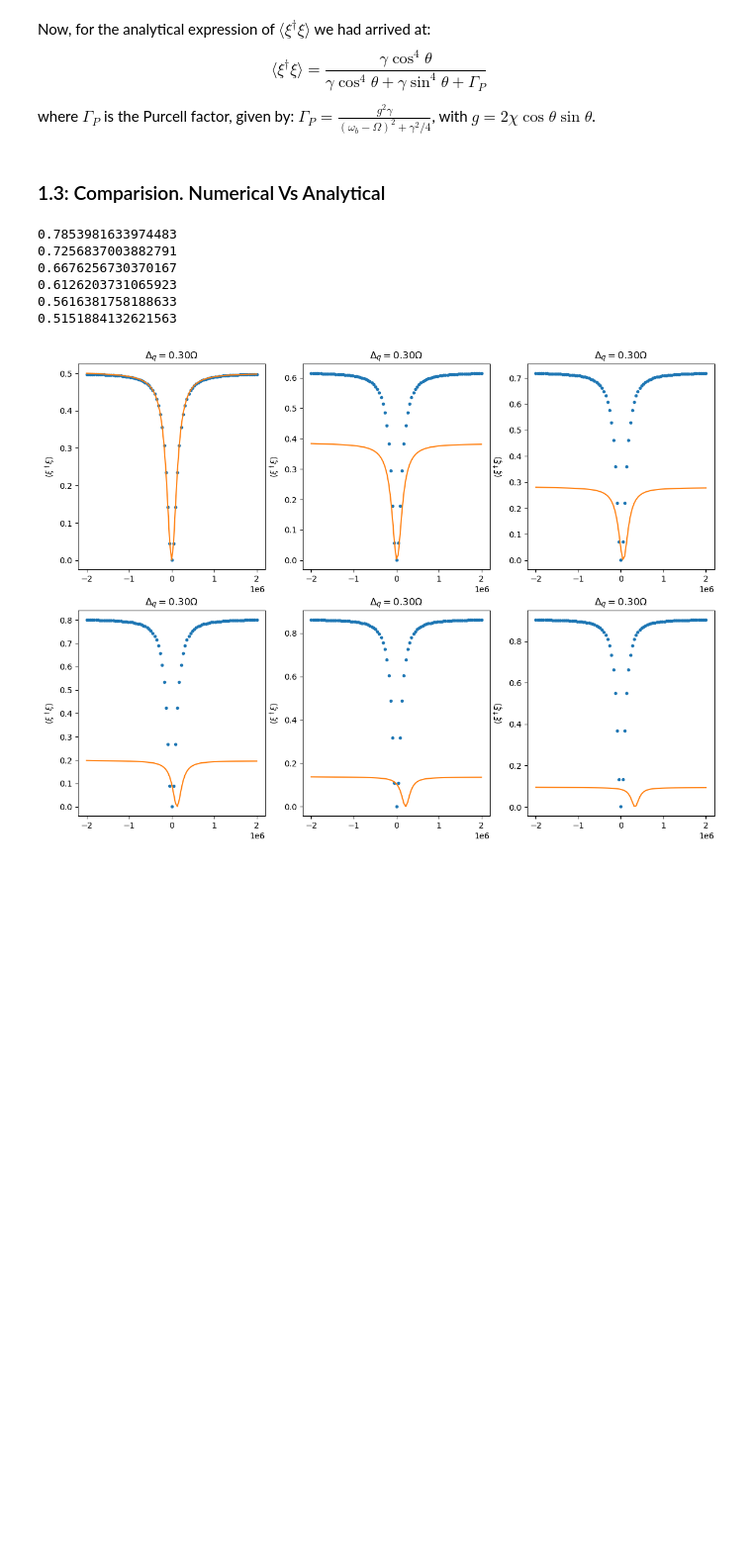
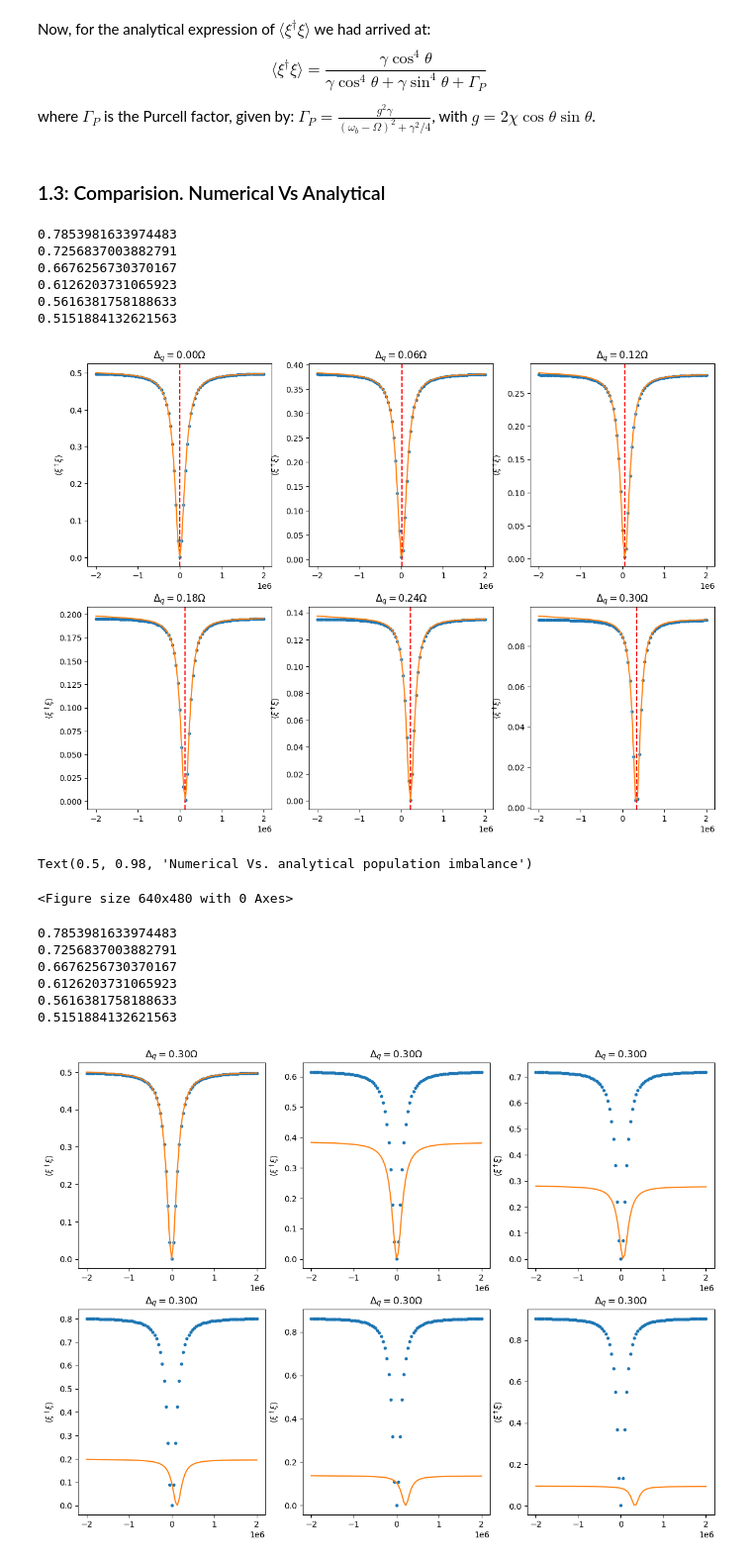
Before and after one commit to lauralobs/THzQuantumOptics, a Jupyter notebook: 5. Imbalance_detuned.ipynb, the cells around one changed output. Shown at 99% size. Drawn from its saved outputs; the diff is of its cells as text; code cells hidden in the pictures; blank space fills up the shorter version.

```diff
--- a/5. Imbalance_detuned.ipynb
+++ b/5. Imbalance_detuned.ipynb
@@ -157,4 +157,73 @@ $$ \langle \xi^\dagger \xi \rangle  = \frac{\gamma\cos^4\theta}{\gamma\cos^4\the
 where $\Gamma_P$ is the Purcell factor, given by: $\Gamma_P = \frac{g^2\gamma}{(\omega_b-\Omega)^2+\gamma^2/4}$, with $g=2\chi\cos\theta\sin\theta$.
 # %% [markdown]
 ### 1.3: Comparision. Numerical Vs Analytical
+# %%
+figN, axesN= plt.subplots(2,3, figsize = (14,10))
+axesN = axesN.flatten()
+
+for idx, Delta_q in enumerate(Delta_q_list):
+    Omega_R = 2*np.sqrt(Delta_q**2+Omega**2/4)
+    h = (Omega_R - 2*Delta_q)/Omega
+    theta = np.arctan(h)
+
+    pops_plus = num_Pplus_matrix[idx,:] # parte calculada numéricamente
+
+    print(theta)
+    axN = axesN[idx]
+
+    cos = np.sin(theta)
+    sin = np.cos(theta)
+    g_eff = 2*chi*sin*cos # acoplo efectivo
+
+    pump =  gamma* cos**4
+    decay = gamma * sin**4
+    P_plus_an = np.zeros(len(w_THz_list))
+
+    for idx, w_b in enumerate(w_THz_list):
+        Purcell = g_eff**2*kappa_b / ( (w_b-Omega_R)**2 + kappa_b**2/4 )
+        P_plus_an[idx] = pump/(pump + decay + Purcell)
+
+
+    axN.plot(x_axis/gamma, P_plus_an,'.', label = 'analytical')
+    # Add vertical line at Omega_R
+    axN.axvline((Omega_R-Omega)/gamma, color='r', linestyle='--', label=r'$\Omega_R$')
+    axN.plot(x_axis/gamma, pops_plus, label = 'numerical')
+
+    axN.set_title(rf"$\Delta_q = {Delta_q/Omega:.2f}\Omega$")
+
+    # ---------------------------
+    # 1) ylabel solo primera columna
+    # ---------------------------
+    if idx % ncols == 0:
+        axN.set_ylabel(r"$\langle \xi^\dagger\xi \rangle$")
+    else:
+        axN.set_ylabel("")
+
+    # ---------------------------
+    # 2) xlabel solo última fila
+    # ---------------------------
+    if idx // ncols == nrows - 1:
+        axN.set_xlabel(r"$(\omega_{THz}-\Omega)/\gamma$")
+    else:
+        axN.set_xlabel("")
+
+    # ---------------------------
+    # 3) leyenda solo último panel
+    # ---------------------------
+    if idx == 5:
+        axN.legend()
+
+plt.show()
+plt.tight_layout()
+figN.suptitle(r"Numerical Vs. analytical population imbalance", fontsize=14)
+# %% [output]
+0.7853981633974483
+0.7256837003882791
+0.6676256730370167
+0.6126203731065923
+0.5616381758188633
+0.5151884132621563
+[figure, added]
+Text(0.5, 0.98, 'Numerical Vs. analytical population imbalance')
+<Figure size 640x480 with 0 Axes>
 # %%
```
Also changed, not shown: parts of 1 cell of this notebook, 1 other file.
